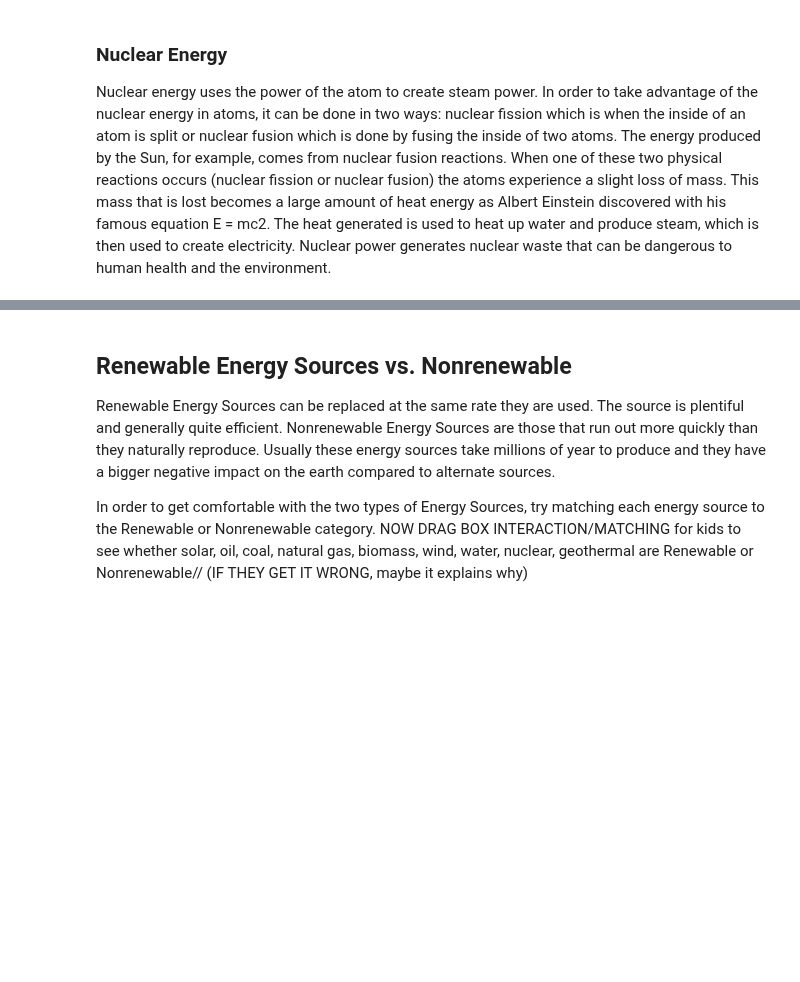
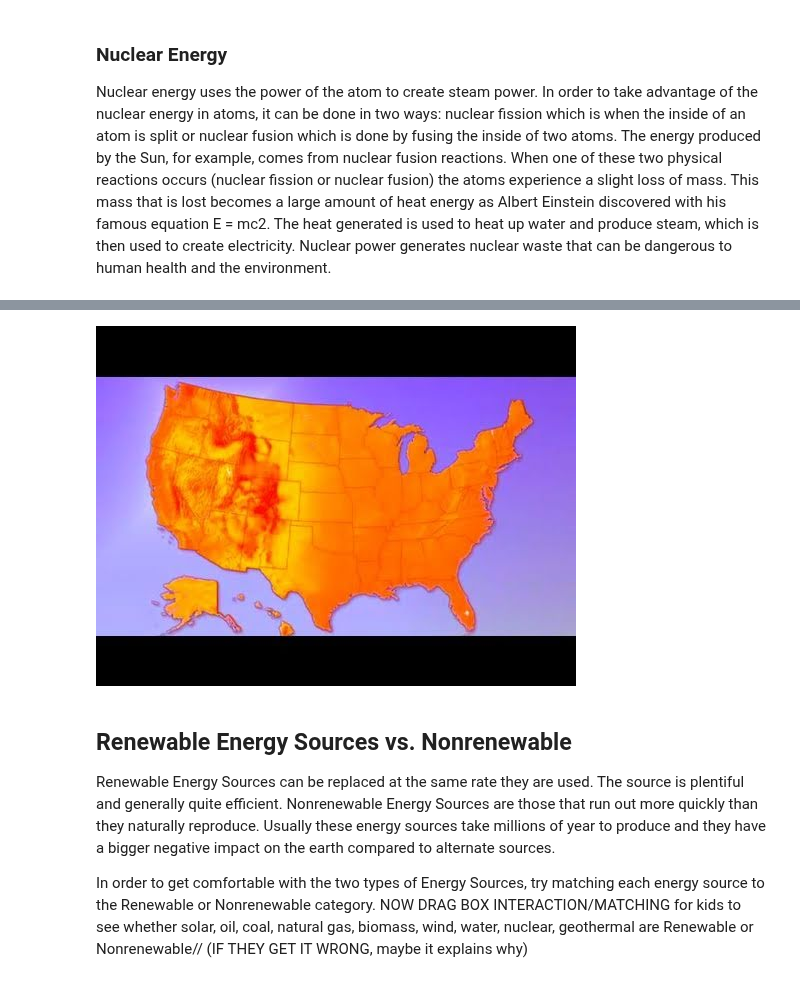
Before and after one commit to ULeth-Math-CS/Callysto, a Jupyter notebook: Jazlyn Pedersen /Resources and Recycling.ipynb, the cells around one changed output, grey strips where cells are left out. Cells and saved outputs as stored; diff of their text form; code cells hidden in the pictures; blank space fills up the shorter version.

```diff
--- a/Jazlyn Pedersen /Resources and Recycling.ipynb
+++ b/Jazlyn Pedersen /Resources and Recycling.ipynb
@@ -83,3 +93,8 @@ Geothermal energy is generated by heat from the earth's core heating water into
+# %%
+from IPython.display import YouTubeVideo
+YouTubeVideo('y_ZGBhy48YI', width=800, height=300)
+# %% [output]
+[figure, added]
 # %% [markdown]
 ## Renewable Energy Sources vs. Nonrenewable
 Renewable Energy Sources can be replaced at the same rate they are used. The source is plentiful and generally quite efficient. Nonrenewable Energy Sources are those that run out more quickly than they naturally reproduce. Usually these energy sources take millions of year to produce and they have a bigger negative impact on the earth compared to alternate sources.
```
Also changed, not shown: parts of 7 cells of this notebook.
